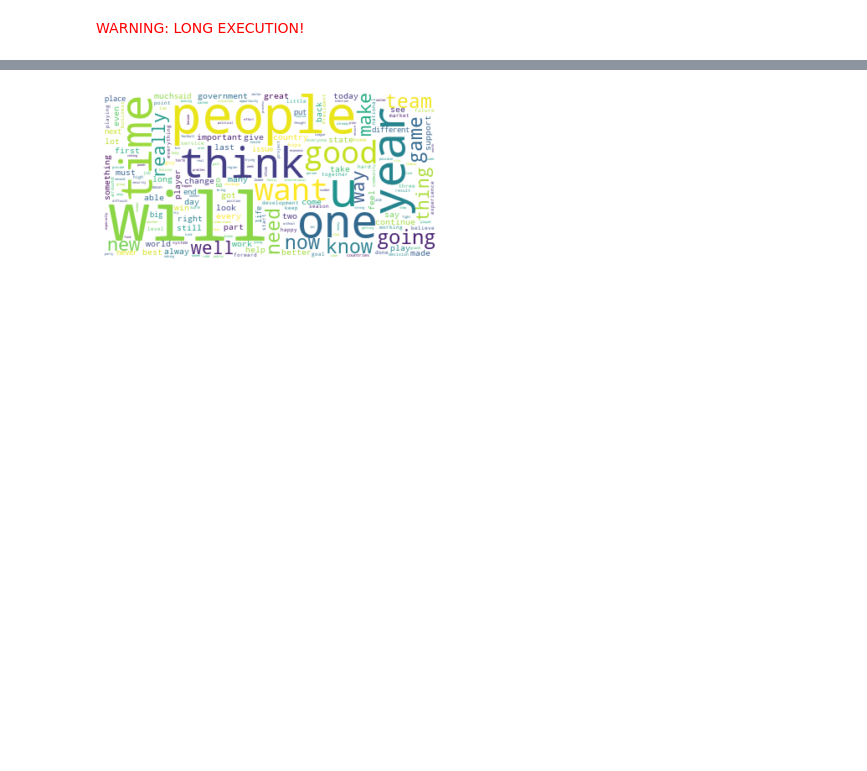
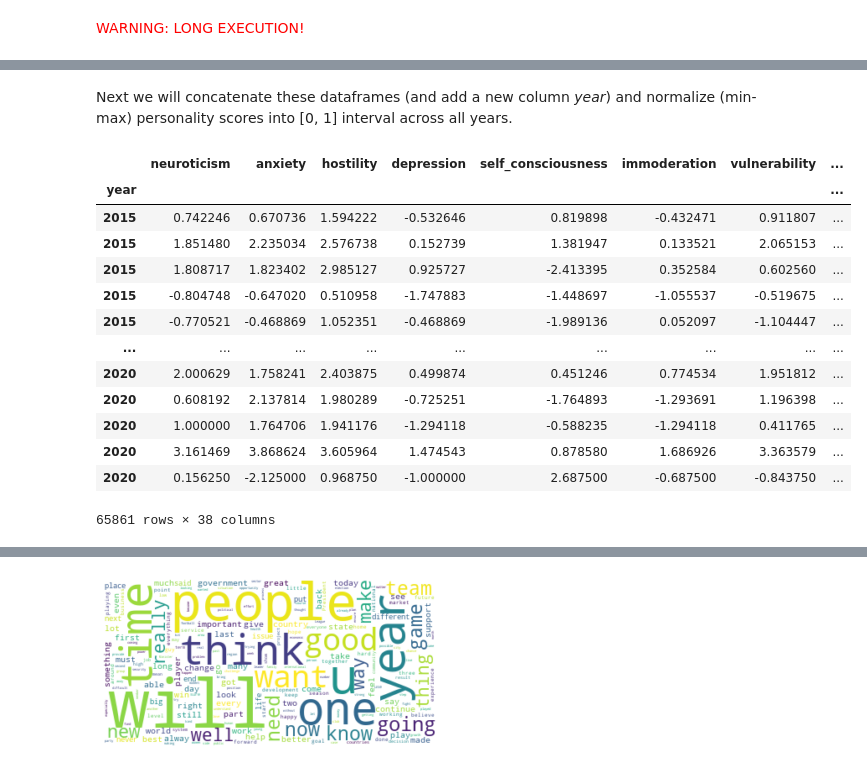
Before and after one commit to epfl-ada/ada-2021-project-madry, a Jupyter notebook: country.ipynb, the cells around one changed output, grey strips where cells are left out. Saved outputs shown, nothing was run; the diff lists cells and outputs as text; code cells hidden in the pictures; blank space fills up the shorter version.

Commit message:
update country analysis and add country personality data

```diff
--- a/country.ipynb
+++ b/country.ipynb
@@ -536,0 +482,3 @@ visualize_country_personality(country_personality_grouped_2020, location_col='co
+# %%
+# Predict personality
+country_personality_by_year = [predict_personality(cql) for cql in country_quotes_liwc]
@@ -536,0 +495,4 @@ visualize_country_personality(country_personality_grouped_2020, location_col='co
+# %%
+# Match personality and LIWC data
+for i, cq in enumerate(country_quotes_liwc):
+    country_personality_by_year[i].set_index(cq.A, inplace=True)
@@ -536,0 +510,4 @@ visualize_country_personality(country_personality_grouped_2020, location_col='co
+# %%
+# Merge personality with speaker attributes data
+country_personality_by_year = [cp.merge(country_quotes[i][['id', 'label', 'country']], left_index=True, right_on='id', how='inner')
+                               for i, cp in enumerate(country_personality_by_year)]
@@ -536,0 +524,21 @@ visualize_country_personality(country_personality_grouped_2020, location_col='co
+# %% [markdown]
+Next we will concatenate these dataframes (and add a new column *year*) and normalize (min-max) personality scores into [0, 1] interval across all years.
+# %%
+country_personality = pd.concat(country_personality_by_year, keys=[2015, 2016, 2017, 2018, 2019, 2020], names=['year']).reset_index(level=1, drop=True)
+# %%
+country_personality
+# %% [output]
+|  | neuroticism | anxiety | hostility | depression | self_consciousness | immoderation | vulnerability | ... |
+| year |  |  |  |  |  |  |  | ... |
+| 2015 | 0.742246 | 0.670736 | 1.594222 | -0.532646 | 0.819898 | -0.432471 | 0.911807 | ... |
+| 2015 | 1.851480 | 2.235034 | 2.576738 | 0.152739 | 1.381947 | 0.133521 | 2.065153 | ... |
+| 2015 | 1.808717 | 1.823402 | 2.985127 | 0.925727 | -2.413395 | 0.352584 | 0.602560 | ... |
+| 2015 | -0.804748 | -0.647020 | 0.510958 | -1.747883 | -1.448697 | -1.055537 | -0.519675 | ... |
+| 2015 | -0.770521 | -0.468869 | 1.052351 | -0.468869 | -1.989136 | 0.052097 | -1.104447 | ... |
+| ... | ... | ... | ... | ... | ... | ... | ... | ... |
+| 2020 | 2.000629 | 1.758241 | 2.403875 | 0.499874 | 0.451246 | 0.774534 | 1.951812 | ... |
+| 2020 | 0.608192 | 2.137814 | 1.980289 | -0.725251 | -1.764893 | -1.293691 | 1.196398 | ... |
+| 2020 | 1.000000 | 1.764706 | 1.941176 | -1.294118 | -0.588235 | -1.294118 | 0.411765 | ... |
+| 2020 | 3.161469 | 3.868624 | 3.605964 | 1.474543 | 0.878580 | 1.686926 | 3.363579 | ... |
+| 2020 | 0.156250 | -2.125000 | 0.968750 | -1.000000 | 2.687500 | -0.687500 | -0.843750 | ... |
+65861 rows × 38 columns
```
Also changed, not shown: parts of 64 cells of this notebook, 2 other files.
